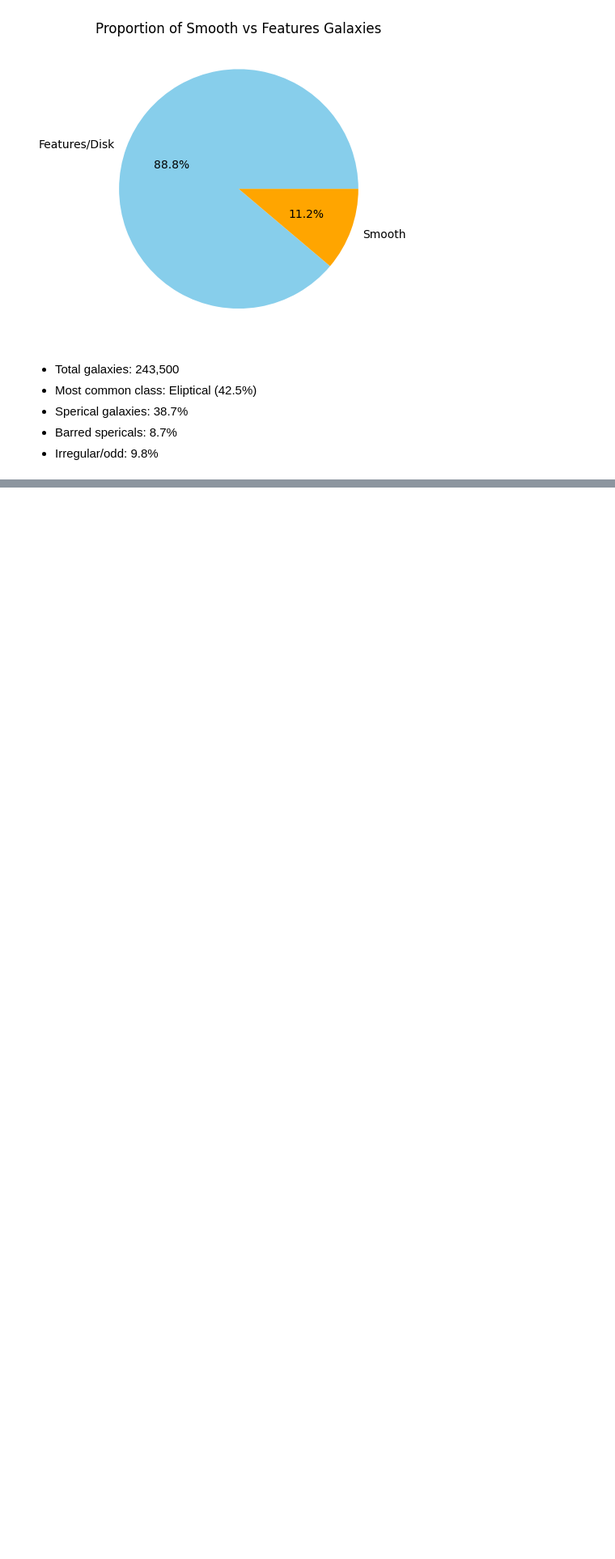
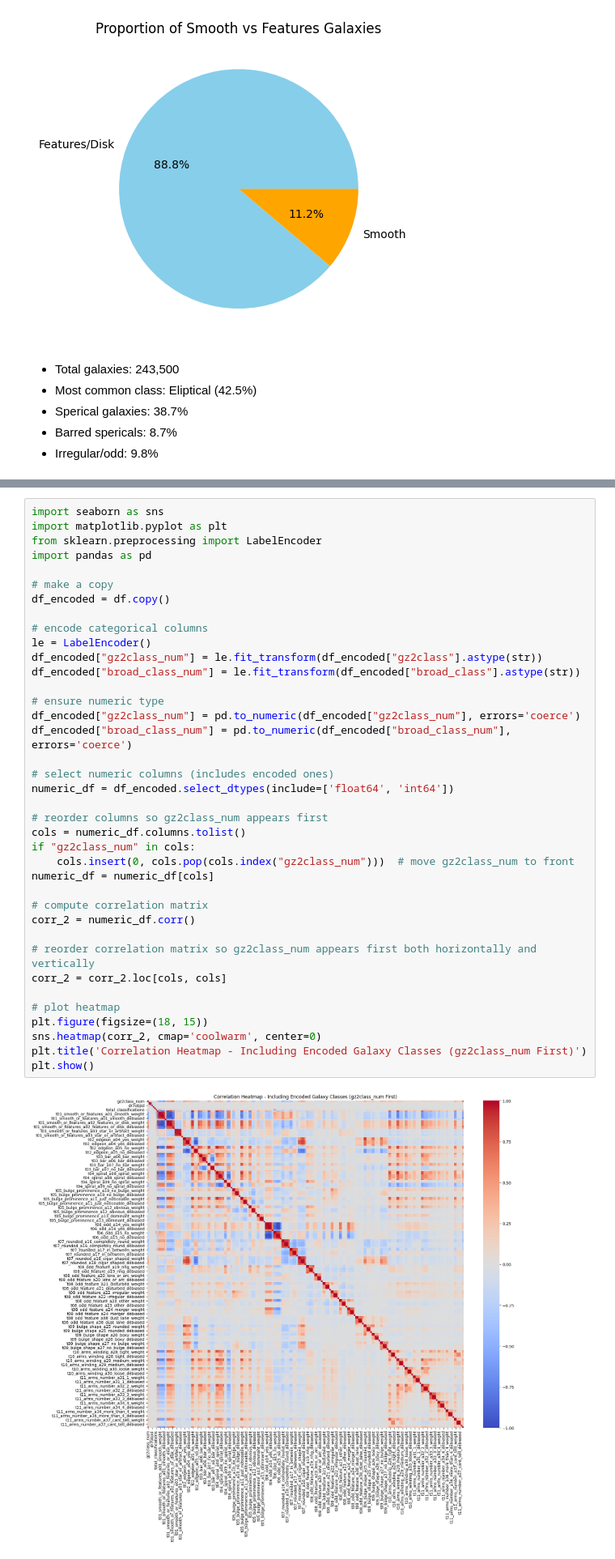
Before and after one commit to la2015-hw/Group_10, a Jupyter notebook: test.ipynb, the cells around one changed output, grey strips where cells are left out. Shown at 81% size. Drawn from its saved outputs; the diff is of its cells as text; blank space fills up the shorter version.

Commit message:
added gz2 feature to correlation heat map

```diff
--- a/test.ipynb
+++ b/test.ipynb
@@ -252,0 +225,40 @@ plt.show()
+# %%
+import seaborn as sns
+import matplotlib.pyplot as plt
+from sklearn.preprocessing import LabelEncoder
+import pandas as pd
+
+# make a copy
+df_encoded = df.copy()
+
+# encode categorical columns
+le = LabelEncoder()
+df_encoded["gz2class_num"] = le.fit_transform(df_encoded["gz2class"].astype(str))
+df_encoded["broad_class_num"] = le.fit_transform(df_encoded["broad_class"].astype(str))
+
+# ensure numeric type
+df_encoded["gz2class_num"] = pd.to_numeric(df_encoded["gz2class_num"], errors='coerce')
+df_encoded["broad_class_num"] = pd.to_numeric(df_encoded["broad_class_num"], errors='coerce')
+
+# select numeric columns (includes encoded ones)
+numeric_df = df_encoded.select_dtypes(include=['float64', 'int64'])
+
+# reorder columns so gz2class_num appears first
+cols = numeric_df.columns.tolist()
+if "gz2class_num" in cols:
+    cols.insert(0, cols.pop(cols.index("gz2class_num")))  # move gz2class_num to front
+numeric_df = numeric_df[cols]
+
+# compute correlation matrix
+corr_2 = numeric_df.corr()
+
+# reorder correlation matrix so gz2class_num appears first both horizontally and vertically
+corr_2 = corr_2.loc[cols, cols]
+
+# plot heatmap
+plt.figure(figsize=(18, 15))
+sns.heatmap(corr_2, cmap='coolwarm', center=0)
+plt.title('Correlation Heatmap - Including Encoded Galaxy Classes (gz2class_num First)')
+plt.show()
+# %% [output]
+[figure, added]
```
Also changed, not shown: parts of 8 cells of this notebook.
